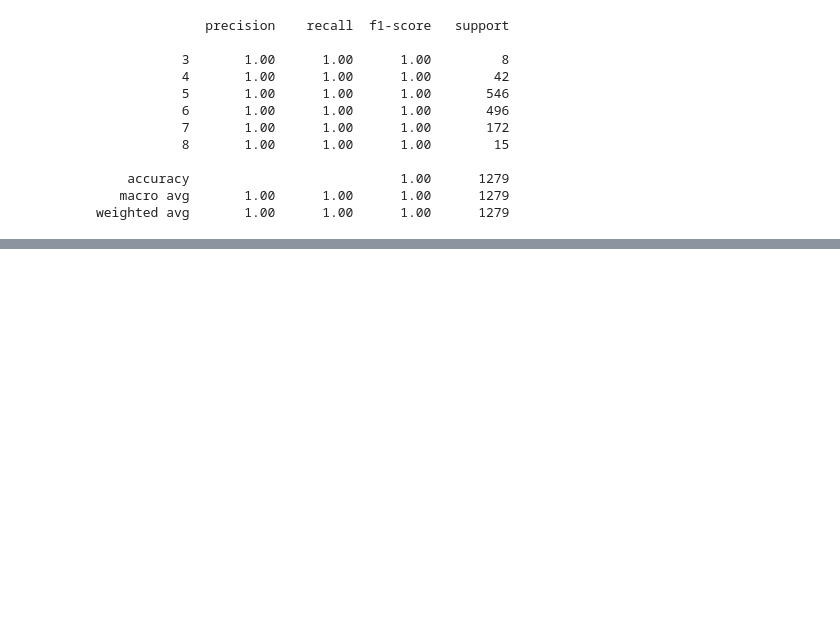
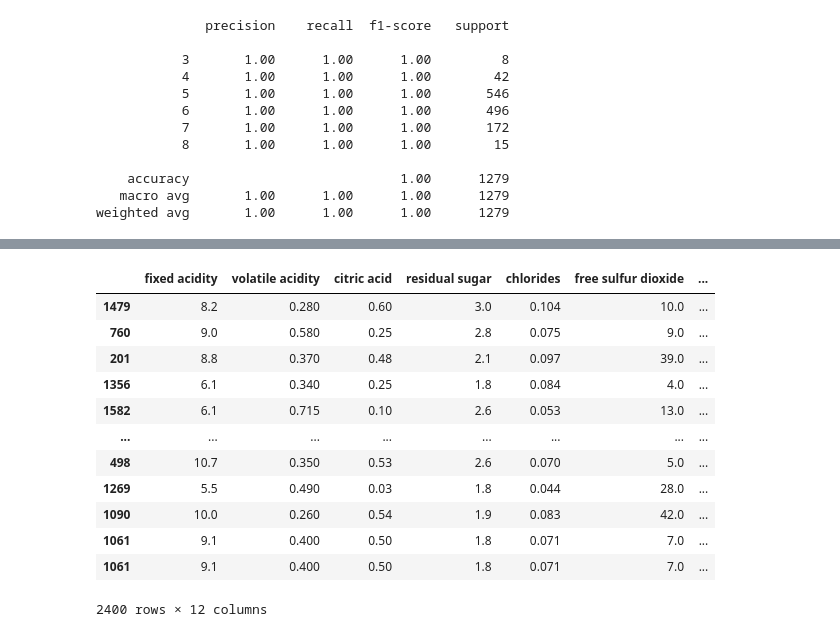
Before and after one commit to The-DigitalAcademy/innovators_RedWineClassification_ML, a Jupyter notebook: classification.ipynb, the cells around one changed output, grey strips where cells are left out. Cells and saved outputs as stored; diff of their text form; code cells hidden in the pictures; blank space fills up the shorter version.

```diff
--- a/classification.ipynb
+++ b/classification.ipynb
@@ -113,0 +64,57 @@ weighted avg       0.53      0.33      0.37       320
+# %%
+from sklearn.utils import resample
+
+df_minority1 = df[df.quality==3]
+df_minority2 = df[df.quality==4]
+df_minority3 = df[df.quality==7]
+df_minority4 = df[df.quality==8]
+df_majority1 = df[df.quality==5]
+df_majority2= df[df.quality==6]
+
+
+# Downsampling
+df_majority_downsampled = resample(df_majority1,
+                                 replace=False,
+                                 n_samples=400,
+                                 random_state=123)
+
+df_majority_downsampled1 = resample(df_majority2,
+                                 replace=False,
+                                 n_samples=400,
+                                 random_state=123)
+#Upsampling
+df_minority_up = resample(df_minority1,
+                        replace=True,
+                        n_samples=400,
+                        random_state=123)
+
+df_minority_up1 = resample(df_minority2,
+                        replace=True,
+                        n_samples=400,
+                        random_state=123)
+
+df_minority_up2 = resample(df_minority3,
+                        replace=True,
+                        n_samples=400,
+                        random_state=123)
+df_minority_up3 = resample(df_minority4,
+                        replace=True,
+                        n_samples=400,
+                        random_state=123)
+
+df_resampled = pd.concat([df_majority_downsampled,df_majority_downsampled1,df_minority_up,df_minority_up1, df_minority_up2,df_minority_up3])
+df_resampled
+# %% [output]
+|  | fixed acidity | volatile acidity | citric acid | residual sugar | chlorides | free sulfur dioxide | ... |
+| 1479 | 8.2 | 0.280 | 0.60 | 3.0 | 0.104 | 10.0 | ... |
+| 760 | 9.0 | 0.580 | 0.25 | 2.8 | 0.075 | 9.0 | ... |
+| 201 | 8.8 | 0.370 | 0.48 | 2.1 | 0.097 | 39.0 | ... |
+| 1356 | 6.1 | 0.340 | 0.25 | 1.8 | 0.084 | 4.0 | ... |
+| 1582 | 6.1 | 0.715 | 0.10 | 2.6 | 0.053 | 13.0 | ... |
+| ... | ... | ... | ... | ... | ... | ... | ... |
+| 498 | 10.7 | 0.350 | 0.53 | 2.6 | 0.070 | 5.0 | ... |
+| 1269 | 5.5 | 0.490 | 0.03 | 1.8 | 0.044 | 28.0 | ... |
+| 1090 | 10.0 | 0.260 | 0.54 | 1.9 | 0.083 | 42.0 | ... |
+| 1061 | 9.1 | 0.400 | 0.50 | 1.8 | 0.071 | 7.0 | ... |
+| 1061 | 9.1 | 0.400 | 0.50 | 1.8 | 0.071 | 7.0 | ... |
+2400 rows × 12 columns
```
Also changed, not shown: parts of 9 cells of this notebook.
